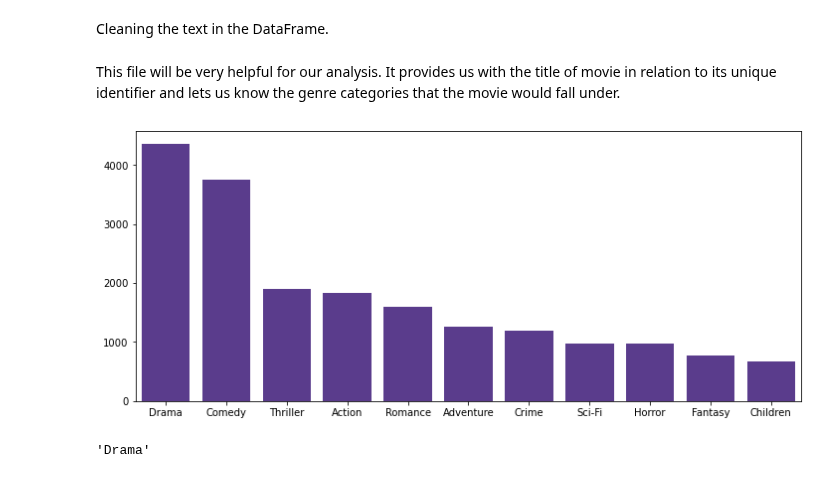
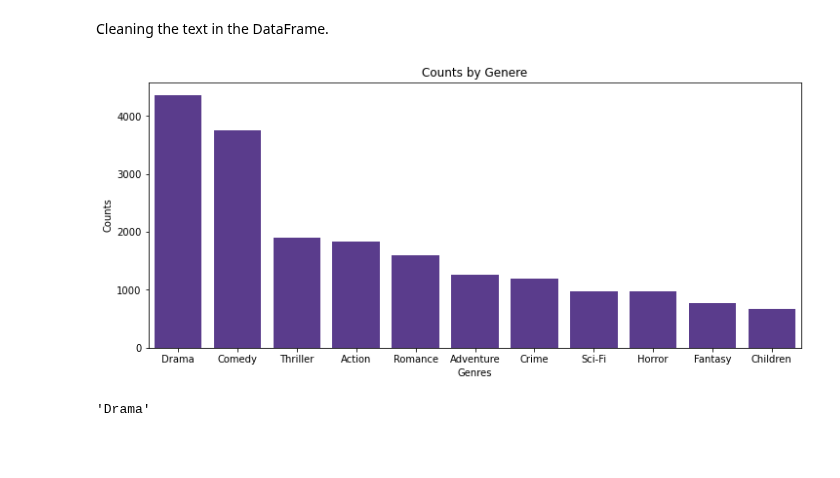
Before and after one commit to JasmineHuang25/rec-systems-project, a Jupyter notebook: clean.ipynb, the cells around one changed output. Saved outputs shown, nothing was run; the diff lists cells and outputs as text; code cells hidden in the pictures; blank space fills up the shorter version.

```diff
--- a/clean.ipynb
+++ b/clean.ipynb
@@ -150,19 +166,20 @@ Cleaning the text in the DataFrame.
 # %%
 movies_df['split_genres'] = movies_df['genres'].iloc[0:].apply(lambda x: x.title().split('|'))
 movies_df['genres'] = movies_df['genres'].iloc[0:].apply(lambda x: x.lower())
-# %% [markdown]
-This file will be very helpful for our analysis. It provides us with the title of movie in relation to its unique identifier and lets us know the genre categories that the movie would fall under.
 # %%
 purple = ['#572f99']
 
 genre_counts_names = functions.to_1D(movies_df['split_genres']).value_counts().index.tolist()
 genre_counts_values = functions.to_1D(movies_df['split_genres']).value_counts().values
 
 
 fig, ax = plt.subplots(figsize=(12,5))
-sns.barplot(x=genre_counts_names[:11], y=genre_counts_values[:11], color='#572f99', ax=ax);
+sns.barplot(x=genre_counts_names[:11], y=genre_counts_values[:11], color='#572f99', ax=ax)
+ax.set_title('Counts by Genere')
+ax.set_ylabel('Counts')
+ax.set_xlabel('Genres');
 # %% [output]
-[figure, old version]
+[figure, new version]
 # %%
 genre_counts_names[0].title()
 # %% [output]
```
Also changed, not shown: parts of 66 cells of this notebook, 1 other file.
